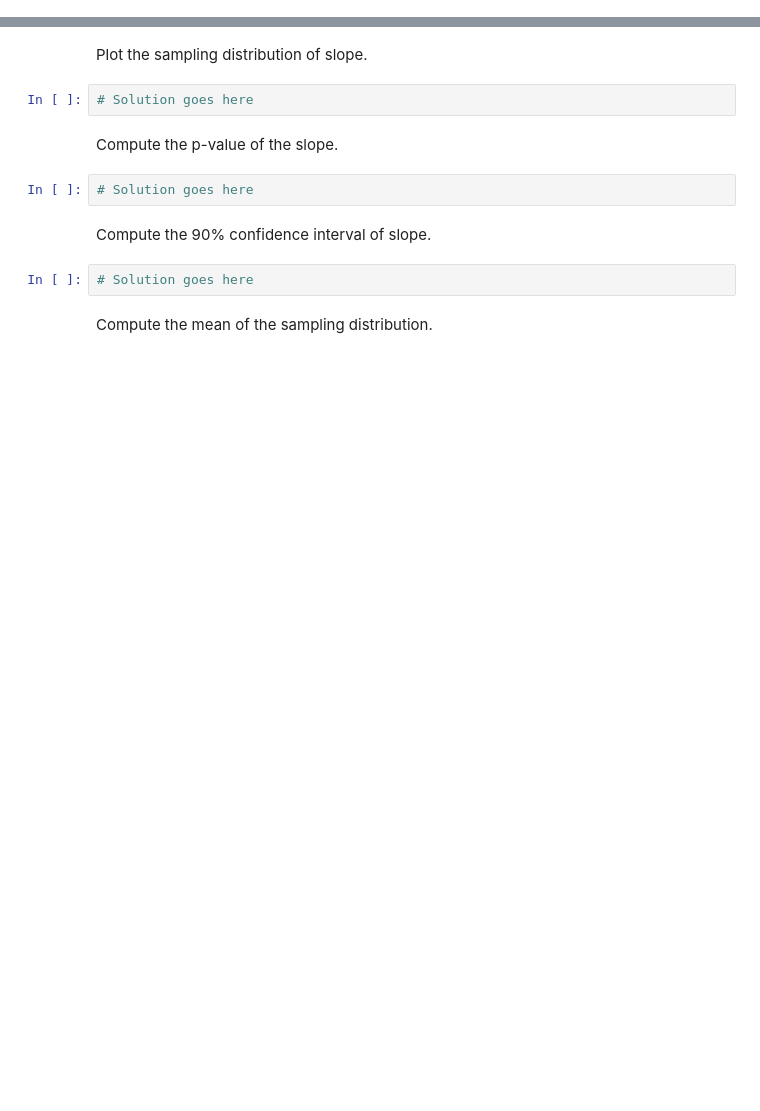
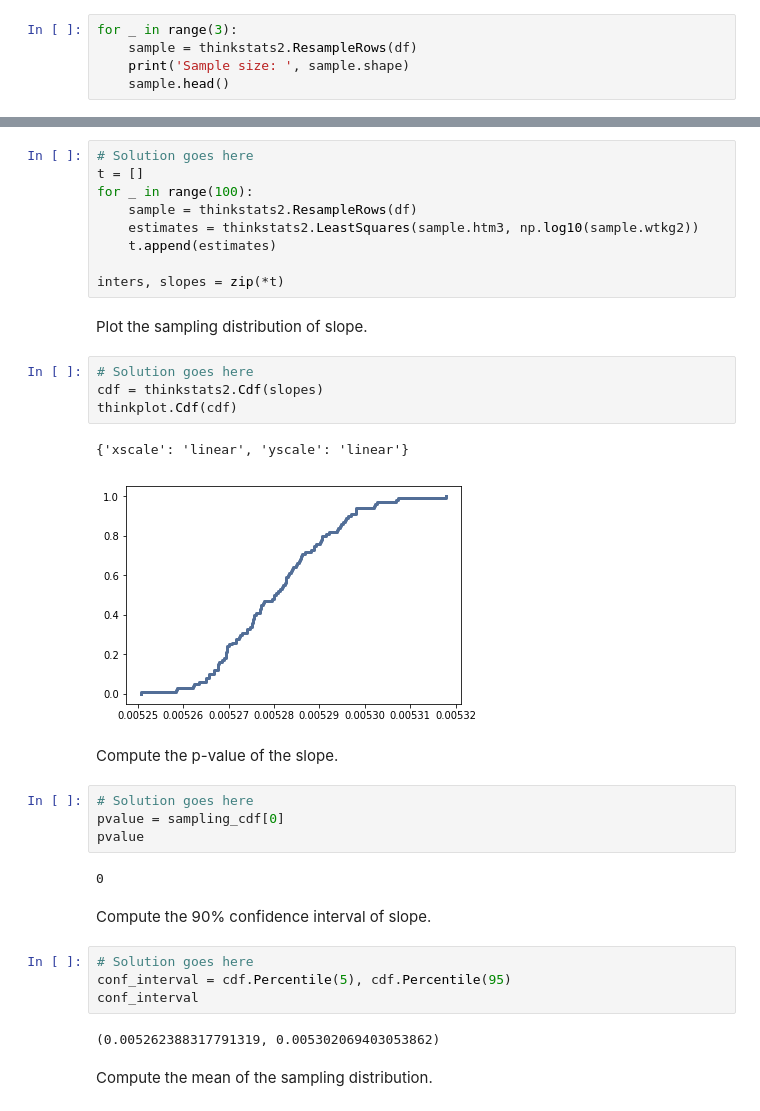
Before and after one commit to rosslogan702/ThinkStats2, a Jupyter notebook: code/chap10ex.ipynb, the cells around one changed output, grey strips where cells are left out. Drawn from its saved outputs; the diff is of its cells as text; blank space fills up the shorter version.

```diff
--- a/code/chap10ex.ipynb
+++ b/code/chap10ex.ipynb
@@ -475,0 +527,5 @@ Use resampling to compute sampling distributions for inter and slope.
+# %%
+for _ in range(3):
+    sample = thinkstats2.ResampleRows(df)
+    print('Sample size: ', sample.shape)
+    sample.head()
@@ -476,15 +536,37 @@ Use resampling to compute sampling distributions for inter and slope.
+# %%
+# Solution goes here
+t = []
+for _ in range(100):
+    sample = thinkstats2.ResampleRows(df)
+    estimates = thinkstats2.LeastSquares(sample.htm3, np.log10(sample.wtkg2))
+    t.append(estimates)
+
+inters, slopes = zip(*t)
 # %% [markdown]
 Plot the sampling distribution of slope.
 # %%
 # Solution goes here
+cdf = thinkstats2.Cdf(slopes)
+thinkplot.Cdf(cdf)
+# %% [output]
+{'xscale': 'linear', 'yscale': 'linear'}
+[figure, added]
 # %% [markdown]
 Compute the p-value of the slope.
 # %%
 # Solution goes here
+pvalue = sampling_cdf[0]
+pvalue
+# %% [output]
+0
 # %% [markdown]
 Compute the 90% confidence interval of slope.
 # %%
 # Solution goes here
+conf_interval = cdf.Percentile(5), cdf.Percentile(95)
+conf_interval
+# %% [output]
+(0.005262388317791319, 0.005302069403053862)
 # %% [markdown]
 Compute the mean of the sampling distribution.
 # %%
```
Also changed, not shown: parts of 25 cells of this notebook.
